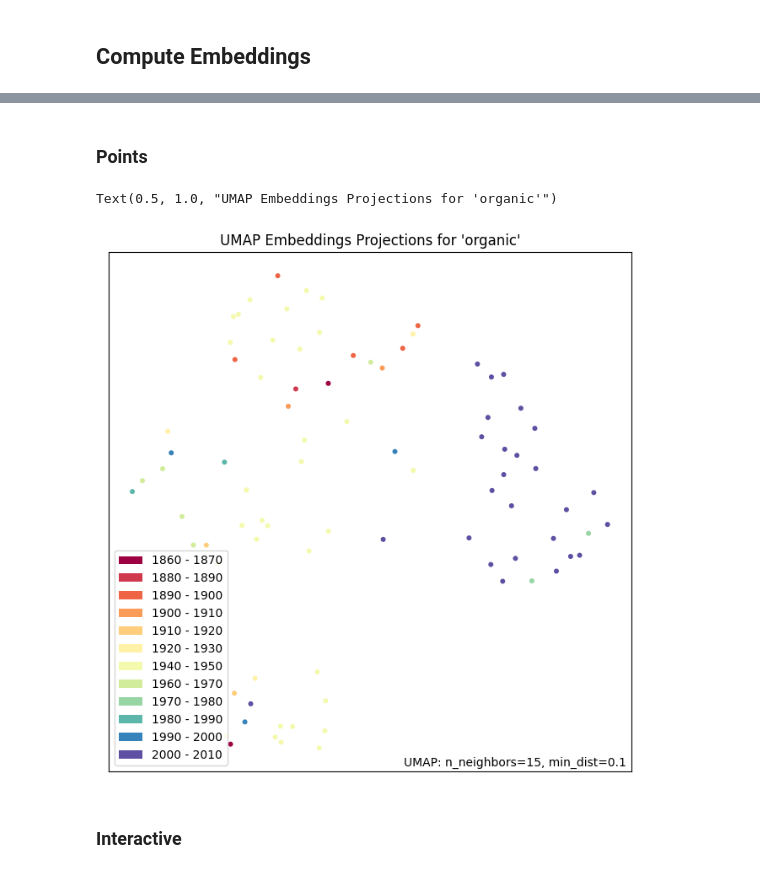
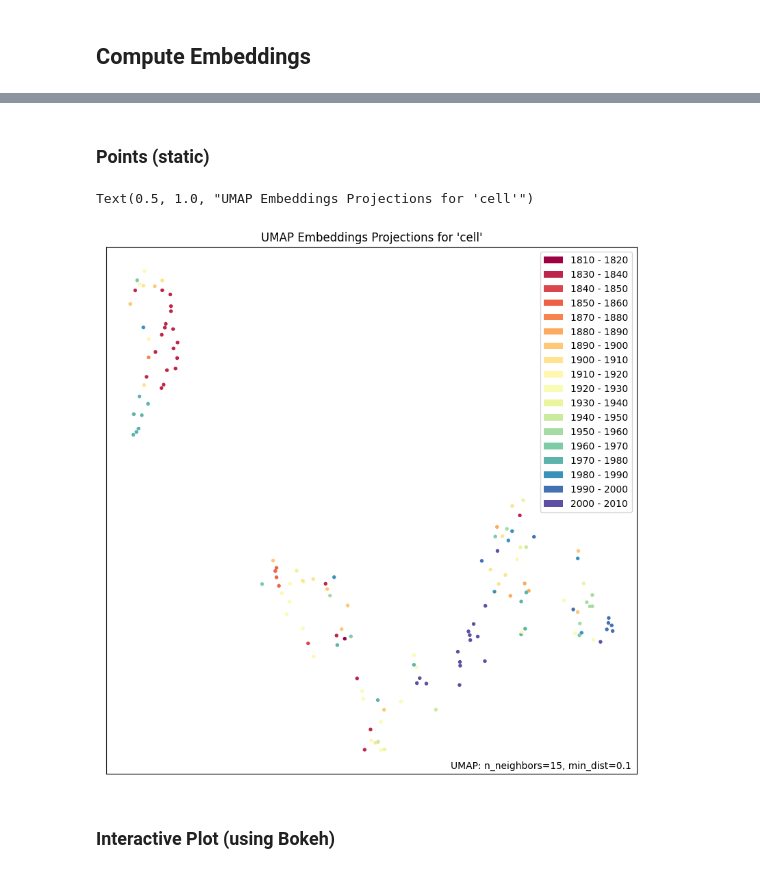
Before and after one commit to Semantics-of-Sustainability/ContextualLM, a Jupyter notebook: SemanticShift.ipynb, the cells around one changed output, grey strips where cells are left out. Saved outputs shown, nothing was run; the diff lists cells and outputs as text; code cells hidden in the pictures.

```diff
--- a/SemanticShift.ipynb
+++ b/SemanticShift.ipynb
@@ -215,7 +215,7 @@ plt.hist([c.genre for c in coha_docs])
 # %% [markdown]
 # Embeddings
 # %%
-TERM = 'organic'
+TERM = 'cell'
 # %% [markdown]
 ## Find Relevant Sentences
 # %%
@@ -267,21 +267,20 @@ class Sentence:
     def embeddings_matrix(self, token: str) -> List[ArrayLike]:
         return [
                 self._aggregate_embeddings(token_i, token_length)
-                for token_i, token_length in self._find_token(token, self._token_ids)
+                for token_i, token_length in self._find_token(token)
             ]
 
-    @staticmethod
-    def _find_token(token: str, token_ids: List[int], max_n: int = 5) -> Tuple[int, int]:
+    def _find_token(self, token: str, max_n: int = 5) -> Tuple[int, int]:
         """
         Find sequences of (sub-word) tokens that match a (word) token if merged
 
         Args:
             - token: a token (word) to find, exact match
-            - token_ids: a sequence of token ids generated by a transformer tokenizer
             - max_n: the maximum number of sub-word tokens to be merged
         Yields: Tuple[int, int]: the token index and the length (number of tokens to be merged)
         """
-        _tokens = model.tokenizer.convert_ids_to_tokens(token_ids)
+        # FIXME: do not return tokens that are part of a word
+        _tokens = model.tokenizer.convert_ids_to_tokens(self._token_ids)
 
         for n in range(max_n):
             for i, window in enumerate(sliding_window(_tokens, n)):
@@ -406,11 +424,11 @@ Loading BokehJS ...
 [interactive output not drawn]
 # %% [markdown]
-### Points
+### Points (static)
 # %%
-subplot = umap.plot.points(mapper, labels = hover_data['decade'])
+subplot = umap.plot.points(mapper, height=1000, width=1000, labels = hover_data['decade'])
 subplot.set_title(title)
 # %% [output]
-Text(0.5, 1.0, "UMAP Embeddings Projections for 'organic'")
+Text(0.5, 1.0, "UMAP Embeddings Projections for 'cell'")
-[figure, old version]
+[figure, new version]
 # %% [markdown]
-### Interactive
+### Interactive Plot (using Bokeh)
```
Also changed, not shown: parts of 17 cells of this notebook.
